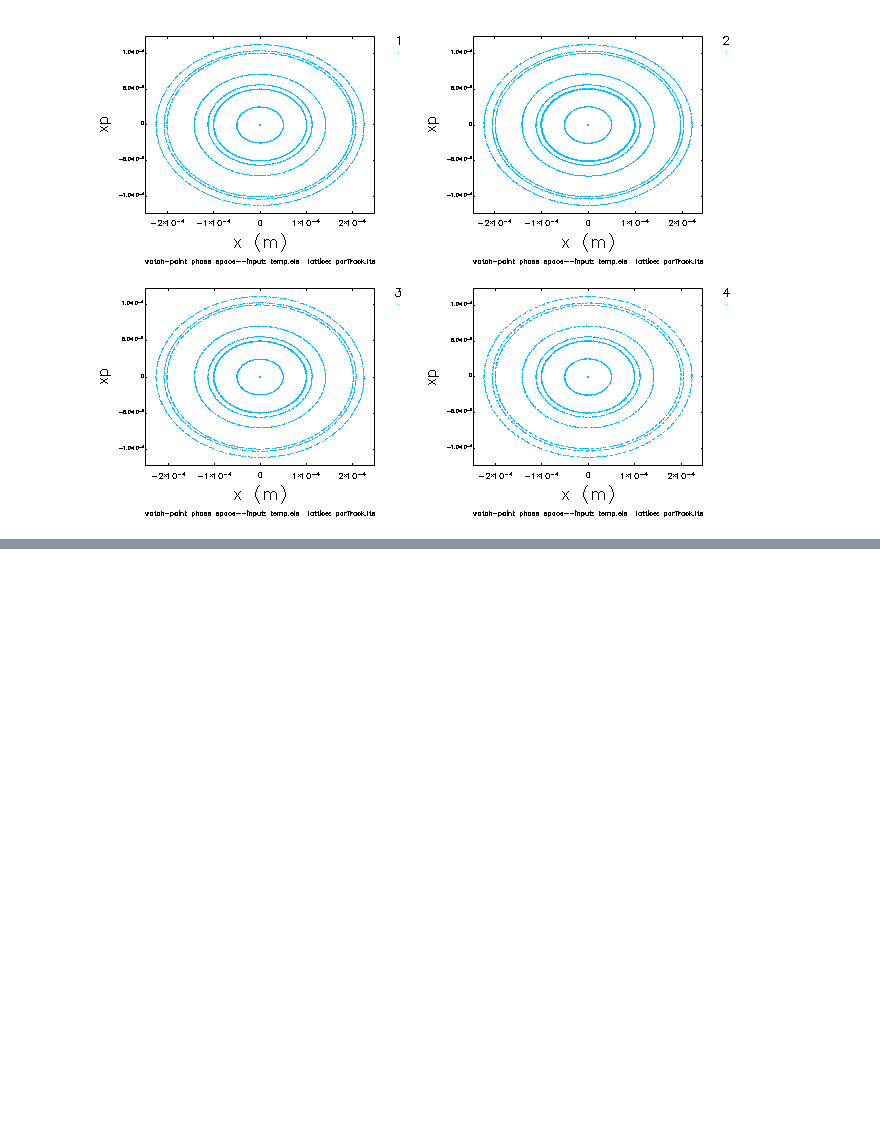
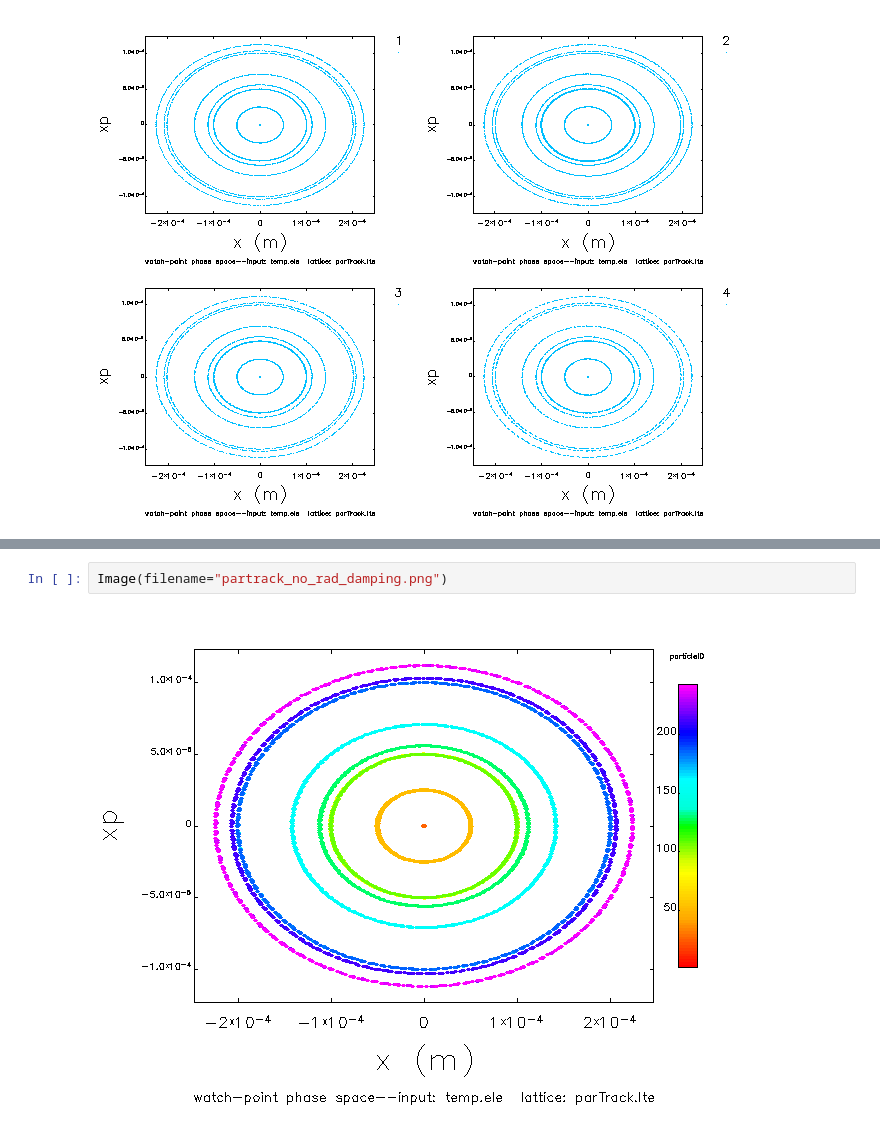
Before and after one commit to tomerten/PyElegantSDDS, a Jupyter notebook: docs/notebook/Tutorial_ElegantRun.ipynb, the cells around one changed output, grey strips where cells are left out. Cells and saved outputs as stored; diff of their text form; blank space fills up the shorter version.

```diff
--- a/docs/notebook/Tutorial_ElegantRun.ipynb
+++ b/docs/notebook/Tutorial_ElegantRun.ipynb
@@ -768,0 +834,4 @@ Image(filename="partrack_varycommand_rect_mode_table_.png")
+# %%
+Image(filename="partrack_no_rad_damping.png")
+# %% [output]
+[figure, added]
```
Also changed, not shown: parts of 10 cells of this notebook, 11 other files.
